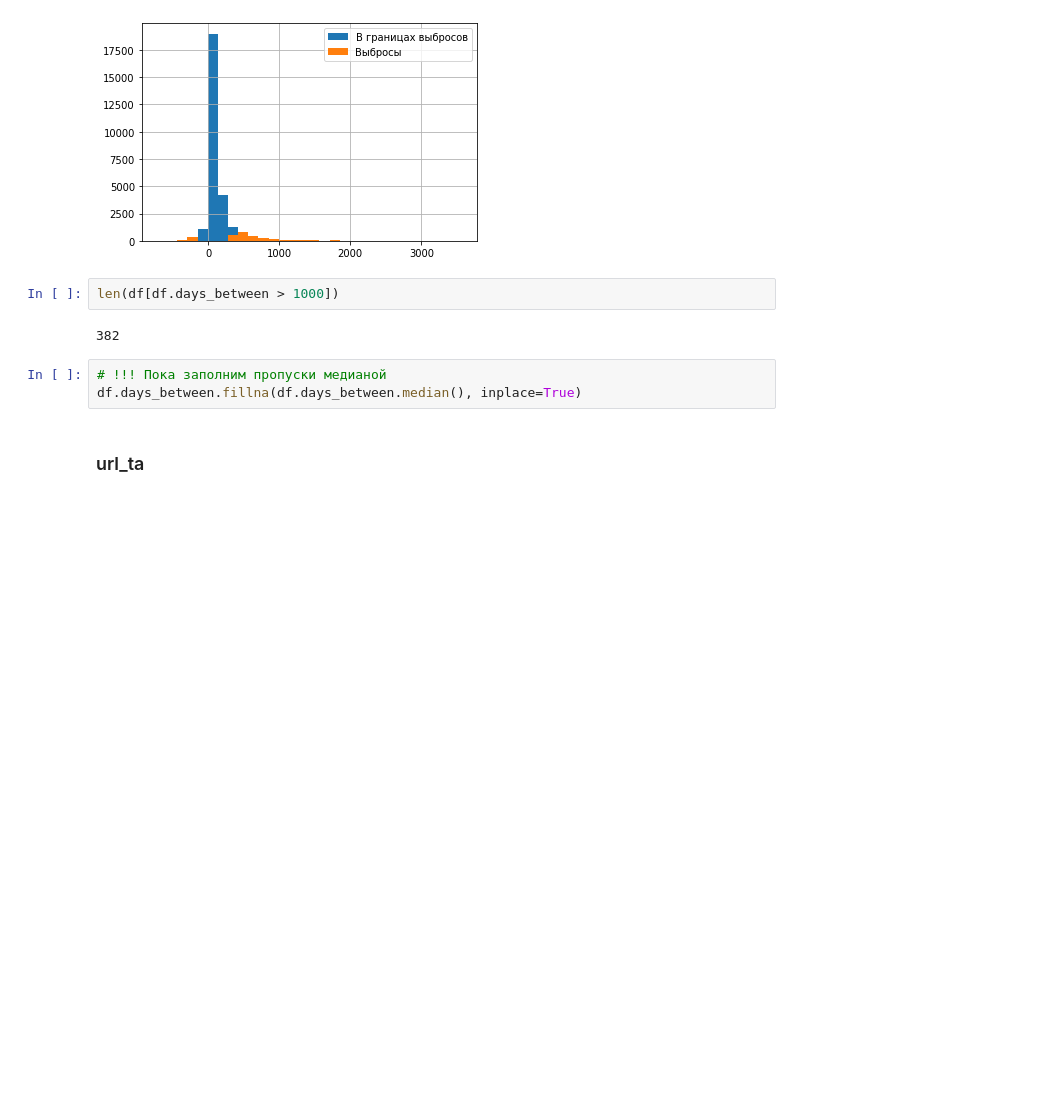
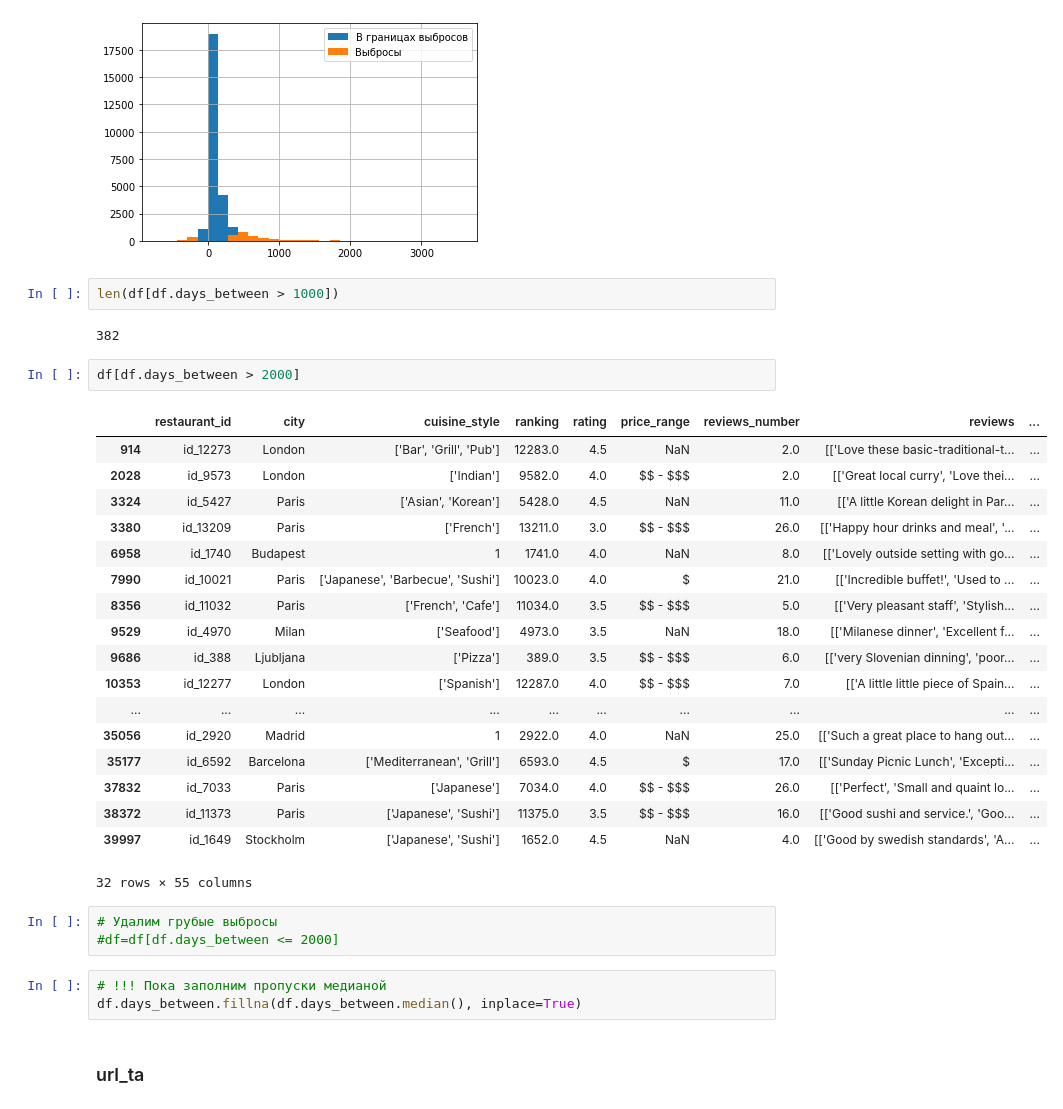
Before and after one commit to greg-kan/mlda, a Jupyter notebook: SkillFactory/unit_3/about_tasty_and_healthy_food.ipynb, the cells around one changed output. Cells and saved outputs as stored; diff of their text form; blank space fills up the shorter version.

```diff
--- a/SkillFactory/unit_3/about_tasty_and_healthy_food.ipynb
+++ b/SkillFactory/unit_3/about_tasty_and_healthy_food.ipynb
@@ -397,6 +520,30 @@ analyse_numeric(df, 'days_between')
 len(df[df.days_between > 1000])
 # %% [output]
 382
+# %%
+df[df.days_between > 2000]
+# %% [output]
+|  | restaurant_id | city | cuisine_style | ranking | rating | price_range | reviews_number | reviews | ... |
+| 914 | id_12273 | London | ['Bar', 'Grill', 'Pub'] | 12283.0 | 4.5 | NaN | 2.0 | [['Love these basic-traditional-t... | ... |
+| 2028 | id_9573 | London | ['Indian'] | 9582.0 | 4.0 | $$ - $$$ | 2.0 | [['Great local curry', 'Love thei... | ... |
+| 3324 | id_5427 | Paris | ['Asian', 'Korean'] | 5428.0 | 4.5 | NaN | 11.0 | [['A little Korean delight in Par... | ... |
+| 3380 | id_13209 | Paris | ['French'] | 13211.0 | 3.0 | $$ - $$$ | 26.0 | [['Happy hour drinks and meal', '... | ... |
+| 6958 | id_1740 | Budapest | 1 | 1741.0 | 4.0 | NaN | 8.0 | [['Lovely outside setting with go... | ... |
+| 7990 | id_10021 | Paris | ['Japanese', 'Barbecue', 'Sushi'] | 10023.0 | 4.0 | $ | 21.0 | [['Incredible buffet!', 'Used to ... | ... |
+| 8356 | id_11032 | Paris | ['French', 'Cafe'] | 11034.0 | 3.5 | $$ - $$$ | 5.0 | [['Very pleasant staff', 'Stylish... | ... |
+| 9529 | id_4970 | Milan | ['Seafood'] | 4973.0 | 3.5 | NaN | 18.0 | [['Milanese dinner', 'Excellent f... | ... |
+| 9686 | id_388 | Ljubljana | ['Pizza'] | 389.0 | 3.5 | $$ - $$$ | 6.0 | [['very Slovenian dinning', 'poor... | ... |
+| 10353 | id_12277 | London | ['Spanish'] | 12287.0 | 4.0 | $$ - $$$ | 7.0 | [['A little little piece of Spain... | ... |
+| ... | ... | ... | ... | ... | ... | ... | ... | ... | ... |
+| 35056 | id_2920 | Madrid | 1 | 2922.0 | 4.0 | NaN | 25.0 | [['Such a great place to hang out... | ... |
+| 35177 | id_6592 | Barcelona | ['Mediterranean', 'Grill'] | 6593.0 | 4.5 | $ | 17.0 | [['Sunday Picnic Lunch', 'Excepti... | ... |
+| 37832 | id_7033 | Paris | ['Japanese'] | 7034.0 | 4.0 | $$ - $$$ | 26.0 | [['Perfect', 'Small and quaint lo... | ... |
+| 38372 | id_11373 | Paris | ['Japanese', 'Sushi'] | 11375.0 | 3.5 | $$ - $$$ | 16.0 | [['Good sushi and service.', 'Goo... | ... |
+| 39997 | id_1649 | Stockholm | ['Japanese', 'Sushi'] | 1652.0 | 4.5 | NaN | 4.0 | [['Good by swedish standards', 'A... | ... |
+32 rows × 55 columns
+# %%
+# Удалим грубые выбросы
+#df=df[df.days_between <= 2000]
 # %%
 # !!! Пока заполним пропуски медианой
 df.days_between.fillna(df.days_between.median(), inplace=True)
```
Also changed, not shown: parts of 50 cells of this notebook, 23 other files.
